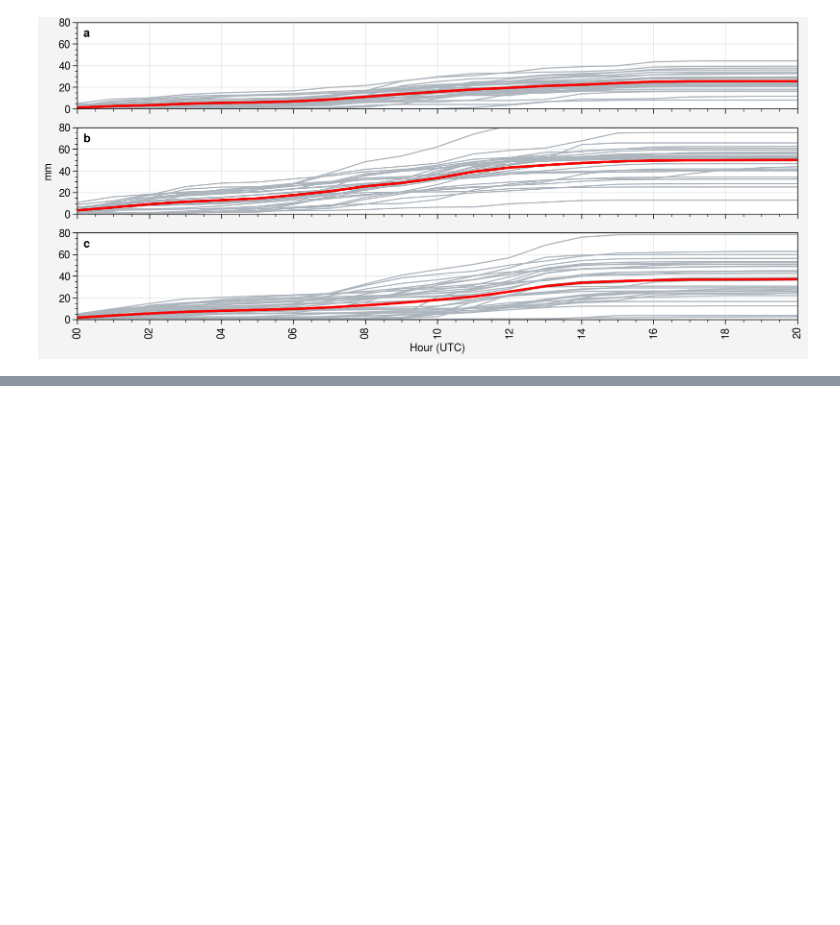
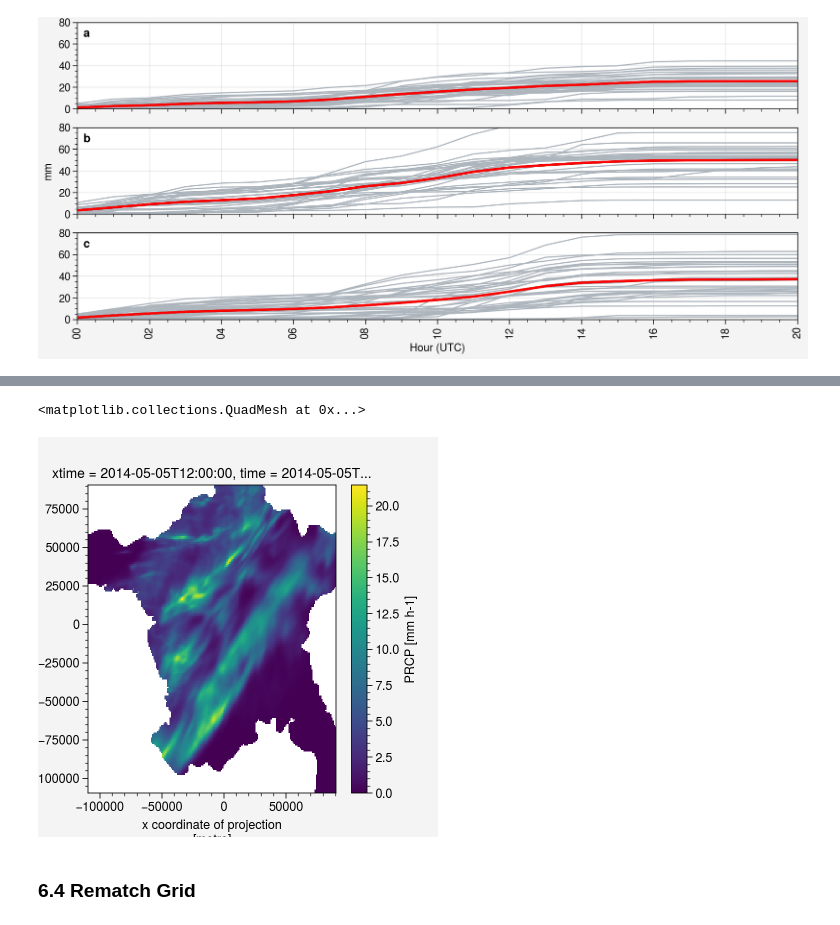
Before and after one commit to donmezkutay/Urban-Precipitation-Article, a Jupyter notebook: revision_hourly_verification_point_spring.ipynb, the cells around one changed output, grey strips where cells are left out. Saved outputs shown, nothing was run; the diff lists cells and outputs as text; code cells hidden in the pictures; blank space fills up the shorter version.

```diff
--- a/revision_hourly_verification_point_spring.ipynb
+++ b/revision_hourly_verification_point_spring.ipynb
@@ -500,0 +508,2 @@ plt.savefig(r'pictures/revision_spring_verification_hourly_point.jpeg',
+# %%
+dt_urban_single = dt.sel(ens = urban_members)[:, :21, :, :]
@@ -500,0 +553,7 @@ plt.savefig(r'pictures/revision_spring_verification_hourly_point.jpeg',
+# %%
+dt_urban_single_clip[0][12].plot()
+# %% [output]
+<matplotlib.collections.QuadMesh at 0x...>
+[figure, added]
+# %% [markdown]
+### 6.4 Rematch Grid
```
Also changed, not shown: parts of 21 cells of this notebook, 1 other file.
